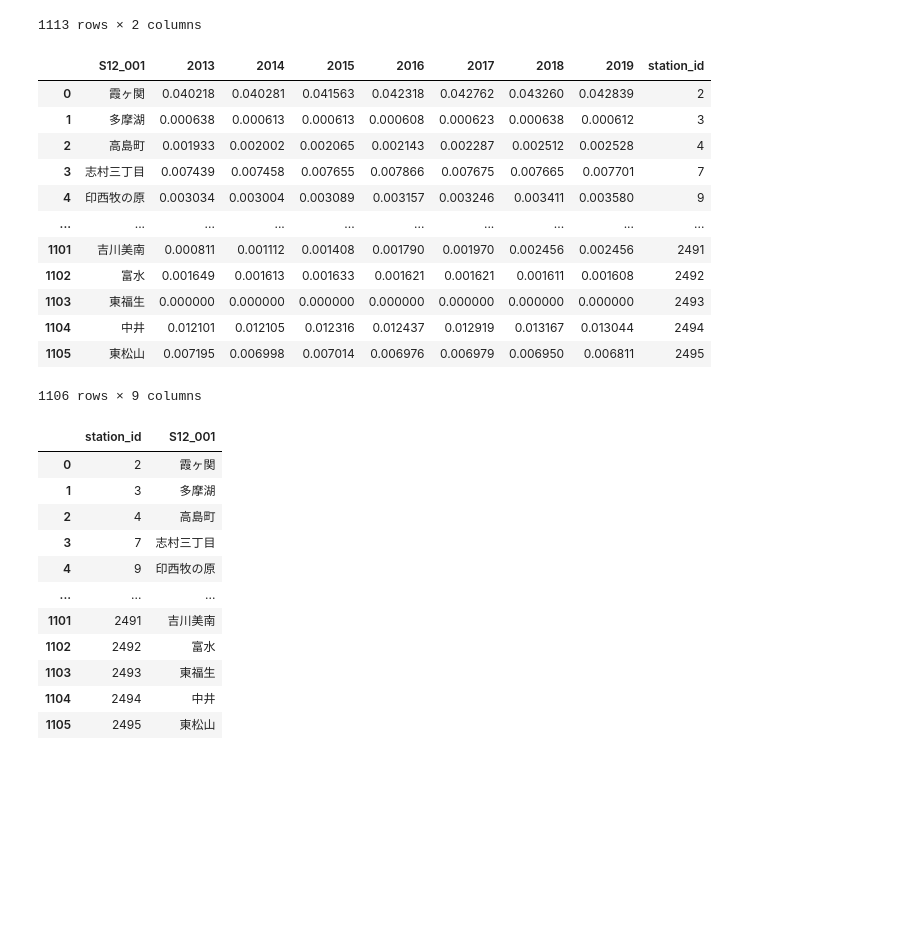
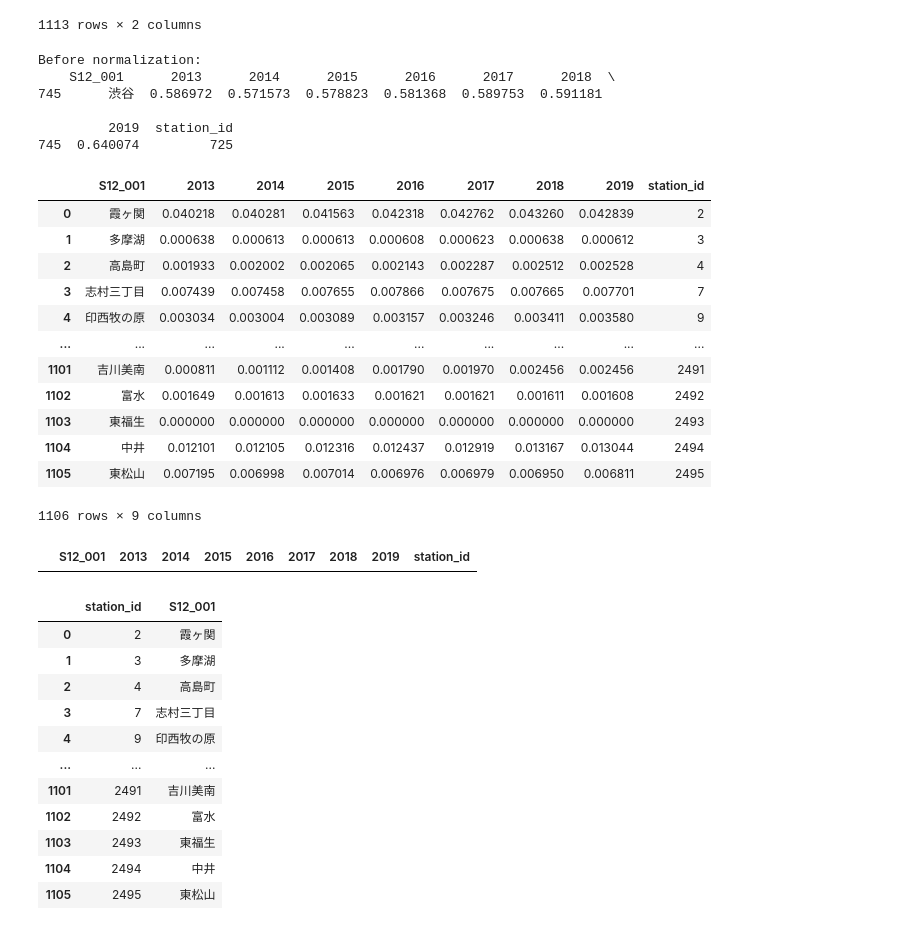
Before and after one commit to alessioborgi/PolySheafNeuralNetworks-RailwayPassengers, a Jupyter notebook: datasets/tokyo_railway/graph_plot_jp.ipynb, the cells around one changed output. Saved outputs shown, nothing was run; the diff lists cells and outputs as text; code cells hidden in the pictures; blank space fills up the shorter version.

Commit message:
find non-zero columns, but not filling them in yet

```diff
--- a/datasets/tokyo_railway/graph_plot_jp.ipynb
+++ b/datasets/tokyo_railway/graph_plot_jp.ipynb
@@ -53,16 +53,33 @@ passenger_survey_pd[passenger_survey_pd['station_id'].isin(station_list_pd['stat
 
 matching_passenger_survey_pd = passenger_survey_pd[passenger_survey_pd['station_id'].isin(station_list_pd['station_id'].values)].reset_index(drop=True)
 
-# max-min normalize passenger counts as in the original paper:
 year_cols = ['2013', '2014', '2015', '2016', '2017', '2018', '2019']
+# max-min normalize passenger counts:
+
+# normalization with global values:
 global_min = matching_passenger_survey_pd[year_cols].min().min()
 global_max = matching_passenger_survey_pd[year_cols].max().max()
 for year in year_cols:
     matching_passenger_survey_pd[year] = (matching_passenger_survey_pd[year] - global_min) / (global_max - global_min)
 
+print("Before normalization:")
+print(matching_passenger_survey_pd.loc[matching_passenger_survey_pd['S12_001'] == '渋谷'])
+# normalization with row values:
+# row_mins = matching_passenger_survey_pd[year_cols].min(axis=1)
+# row_maxs = matching_passenger_survey_pd[year_cols].max(axis=1)
+# for year in year_cols:
+#     matching_passenger_survey_pd[year] = (matching_passenger_survey_pd[year] - row_mins) / (row_maxs - row_mins)
+
+
 matching_passenger_survey_pd = matching_passenger_survey_pd.sort_values('station_id').reset_index(drop=True)
 matching_passenger_survey_pd
 # %% [output]
+Before normalization:
+    S12_001      2013      2014      2015      2016      2017      2018  \
+745      渋谷  0.586972  0.571573  0.578823  0.581368  0.589753  0.591181
+
+         2019  station_id
+745  0.640074         725
 |  | S12_001 | 2013 | 2014 | 2015 | 2016 | 2017 | 2018 | 2019 | station_id |
 | 0 | 霞ヶ関 | 0.040218 | 0.040281 | 0.041563 | 0.042318 | 0.042762 | 0.043260 | 0.042839 | 2 |
 | 1 | 多摩湖 | 0.000638 | 0.000613 | 0.000613 | 0.000608 | 0.000623 | 0.000638 | 0.000612 | 3 |
@@ -75,4 +92,11 @@ matching_passenger_survey_pd
 | 1103 | 東福生 | 0.000000 | 0.000000 | 0.000000 | 0.000000 | 0.000000 | 0.000000 | 0.000000 | 2493 |
 | 1104 | 中井 | 0.012101 | 0.012105 | 0.012316 | 0.012437 | 0.012919 | 0.013167 | 0.013044 | 2494 |
 | 1105 | 東松山 | 0.007195 | 0.006998 | 0.007014 | 0.006976 | 0.006979 | 0.006950 | 0.006811 | 2495 |
-1106 rows × 9 columns
+1106 rows × 9 columns
+# %%
+#find all the full 0 rows in the year columns
+full_zero_rows = matching_passenger_survey_pd[year_cols].apply(lambda row: row.isna().any(), axis=1)
+matching_passenger_survey_pd[full_zero_rows]
+# print(matching_passenger_survey_pd.loc[matching_passenger_survey_pd['S12_001'] == '渋谷'])
+# %% [output]
+|  | S12_001 | 2013 | 2014 | 2015 | 2016 | 2017 | 2018 | 2019 | station_id |
```
Also changed, not shown: parts of 9 cells of this notebook.
